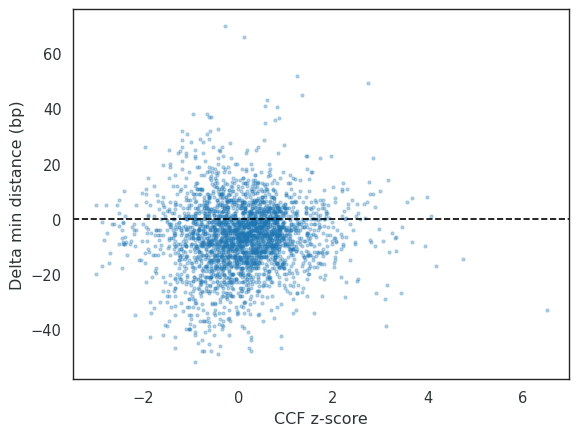
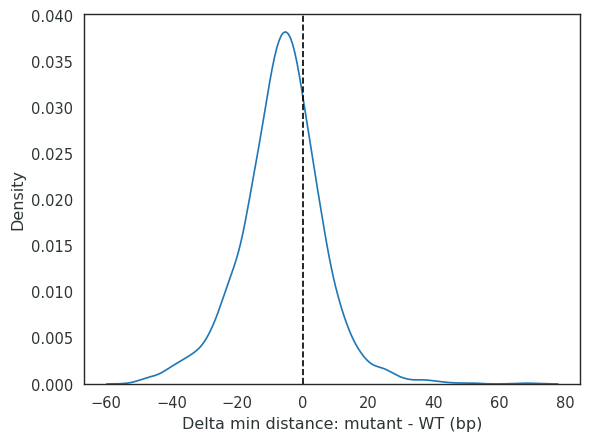
The change to this notebook cell's code, shown as a diff; its figure went from the first image to the second:
--- before
+++ after
@@ -1,5 +1,4 @@
-plt.scatter(all_mutations_dedup["ccf_z_score"], all_mutations_dedup["delta_min_distance"], alpha=0.3, s=5)
-plt.xlabel("CCF z-score")
-plt.ylabel("Delta min distance (bp)")
-plt.axhline(0, color="black", linestyle="--")
+sns.kdeplot(all_mutations_dedup["delta_min_distance"].dropna())
+plt.axvline(0, color="black", linestyle="--")
+plt.xlabel("Delta min distance: mutant - WT (bp)")
 plt.show()

Commit: Check medians for report